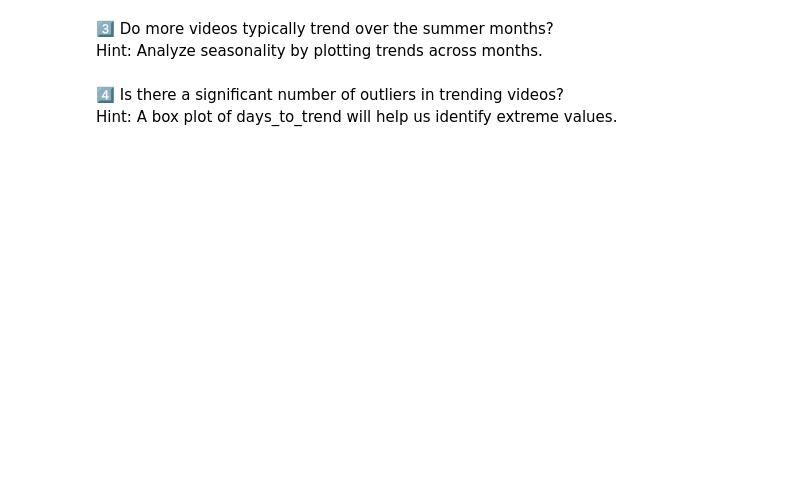
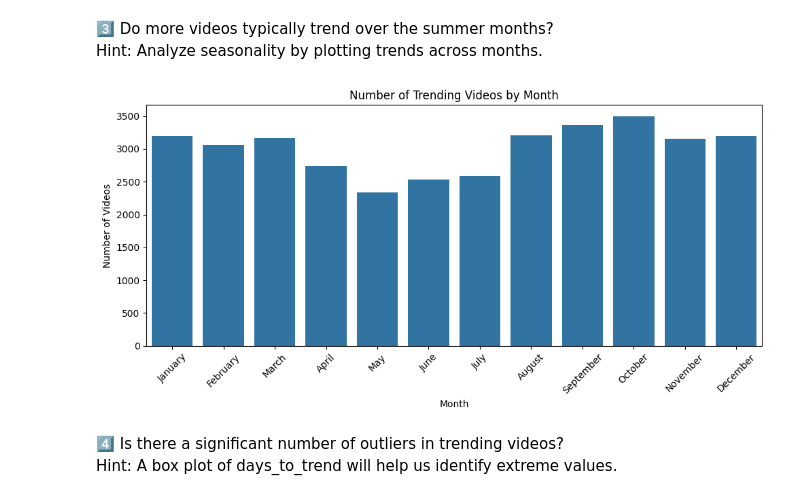
Before and after one commit to BevRice/CMI_Course, a Jupyter notebook: docs/source/notebooks/Assignment5_Week3.ipynb, the cells around one changed output. Cells and saved outputs as stored; diff of their text form; code cells hidden in the pictures; blank space fills up the shorter version.

```diff
--- a/docs/source/notebooks/Assignment5_Week3.ipynb
+++ b/docs/source/notebooks/Assignment5_Week3.ipynb
@@ -291,3 +511,25 @@ Hint: Analyze seasonality by plotting trends across months.
+# %%
+youtube_df["trending_month"] = youtube_df["trending_date"].dt.month
+
+import matplotlib.pyplot as plt
+import seaborn as sns
+
+# Set month names for readability
+month_names = [
+    "January", "February", "March", "April", "May", "June",
+    "July", "August", "September", "October", "November", "December"
+]
+
+plt.figure(figsize=(10, 5))
+sns.countplot(data=youtube_df, x="trending_month")
+plt.title("Number of Trending Videos by Month")
+plt.xlabel("Month")
+plt.ylabel("Number of Videos")
+plt.xticks(ticks=range(12), labels=month_names, rotation=45)
+plt.tight_layout()
+plt.show()
+# %% [output]
+[figure, added]
 # %% [markdown]
 4️⃣ Is there a significant number of outliers in trending videos?
 Hint: A box plot of days_to_trend will help us identify extreme values.
```
Also changed, not shown: parts of 65 cells of this notebook.
